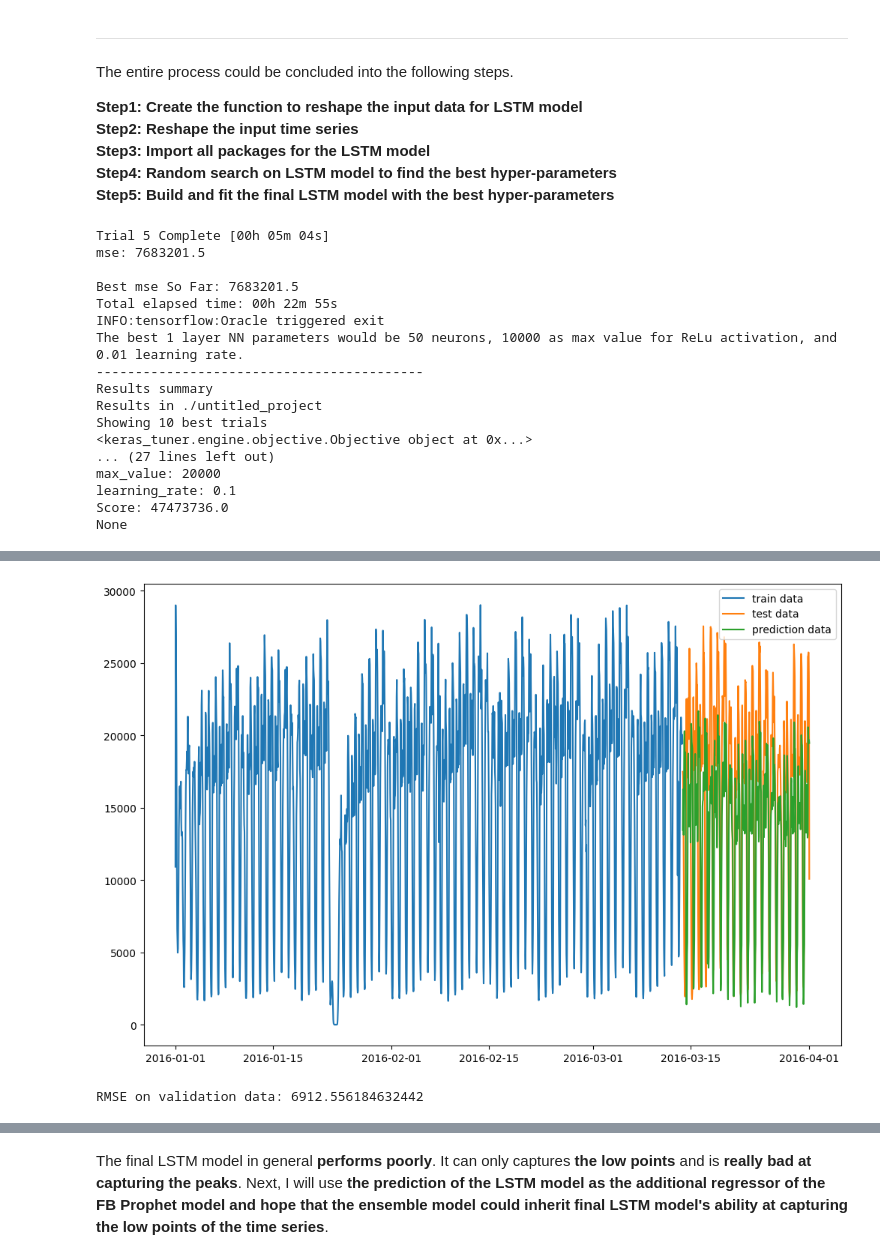
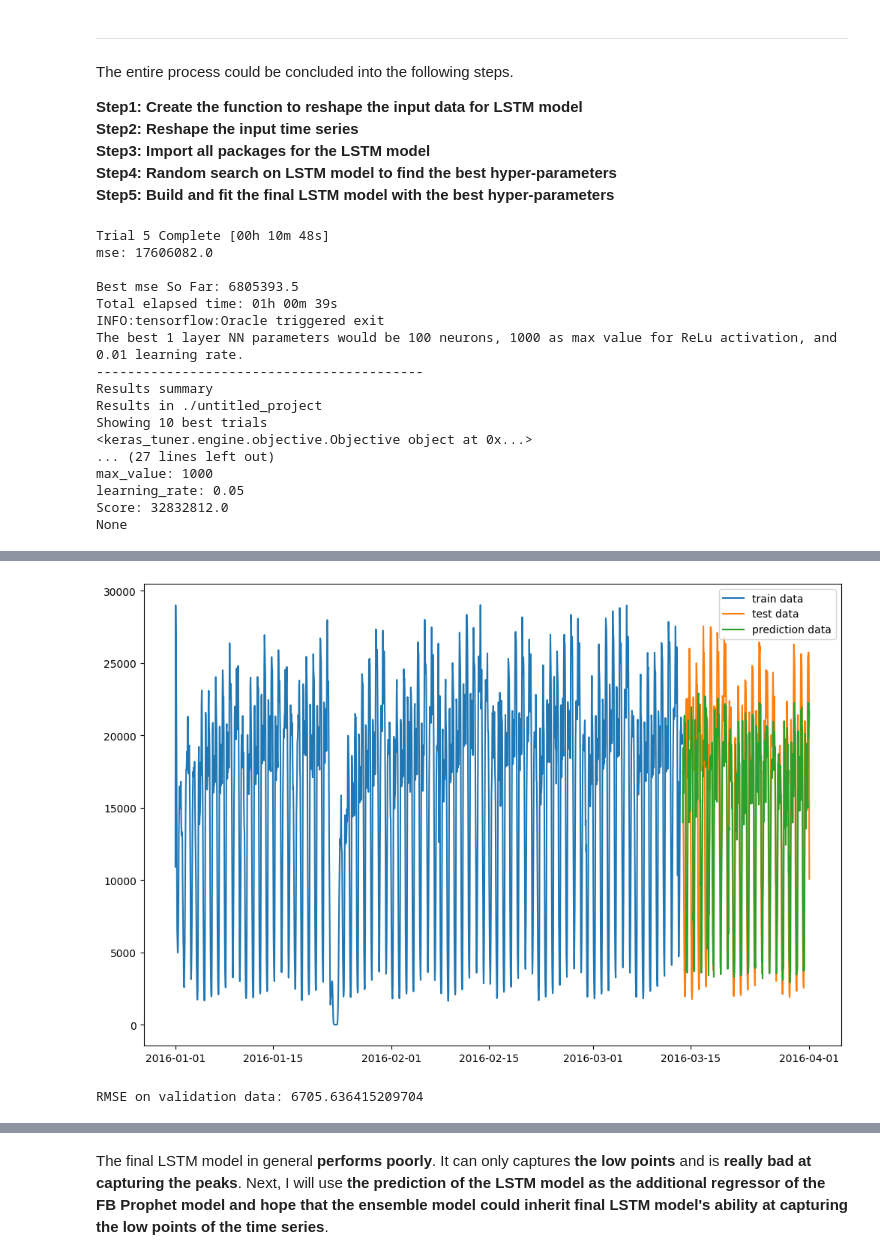
Before and after one commit to hcniu/NY-Taxi-Demand-FB-Prophet-Time-Series-Forecast, a Jupyter notebook: Part2_Modeling.ipynb, the cells around one changed output, grey strips where cells are left out. Saved outputs shown, nothing was run; the diff lists cells and outputs as text; code cells hidden in the pictures.

```diff
--- a/Part2_Modeling.ipynb
+++ b/Part2_Modeling.ipynb
@@ -199,13 +199,13 @@ from keras.callbacks import EarlyStopping
 def build_model(hp):
     model1 = keras.Sequential()
     model1.add(LSTM(units=hp.Int('units',
-                                 min_value=30,
-                                 max_value=60,
+                                 min_value=look_back-30,
+                                 max_value=look_back,
                                  step=10),
                     activation=keras.activations.ReLU(max_value=hp.Int('max_value',
-                                                                       min_value=10000,
-                                                                       max_value=20000,
-                                                                       step=5000)),
+                                                                       min_value=1000,
+                                                                       max_value=3000,
+                                                                       step=500)),
                     #return_sequences=True,
                     input_shape=(look_back, n_features),
                     dropout=0.2))
@@ -223,7 +223,7 @@ tuner=RandomSearch(build_model,
 
 #Step4-1-2: Start the random search
 random.seed(99)
-tuner.search(x=trainX,y=trainY,epochs=300,batch_size=128,validation_data=(testX,testY))
+tuner.search(x=trainX,y=trainY,epochs=400,batch_size=128,validation_data=(testX,testY))
 
 #Step4-1-3: Result of the tuner
 result=tuner.get_best_hyperparameters()[0].values
@@ -231,28 +231,28 @@ print('The best 1 layer NN parameters would be {} neurons, {} as max value for R
 print('------------------------------------------')
 print(tuner.results_summary())
 # %% [output]
-Trial 5 Complete [00h 05m 04s]
-mse: 7683201.5
+Trial 5 Complete [00h 10m 48s]
+mse: 17606082.0
 
-Best mse So Far: 7683201.5
-Total elapsed time: 00h 22m 55s
+Best mse So Far: 6805393.5
+Total elapsed time: 01h 00m 39s
 INFO:tensorflow:Oracle triggered exit
-The best 1 layer NN parameters would be 50 neurons, 10000 as max value for ReLu activation, and 0.01 learning rate.
+The best 1 layer NN parameters would be 100 neurons, 1000 as max value for ReLu activation, and 0.01 learning rate.
 ------------------------------------------
 Results summary
 Results in ./untitled_project
 Showing 10 best trials
 <keras_tuner.engine.objective.Objective object at 0x...>
 ... (27 lines left out)
-max_value: 20000
-learning_rate: 0.1
-Score: 47473736.0
+max_value: 1000
+learning_rate: 0.05
+Score: 32832812.0
 None
 # %%
 #Step4-1-4: Define the final LSTM model
 #This is a 1 layer LSTM model
 model_final = tuner.get_best_models(num_models=1)[0]
-model_final.fit(trainX, trainY, epochs=300, batch_size=128, verbose=0)
+model_final.fit(trainX, trainY, epochs=400, batch_size=128, verbose=0)
 
 #Step4-1-5: Veification the final model on validation data
 #Because the model looks back 60 time periods, we need the last 100 rows of train data to predict the first 100 rows of test data.
@@ -278,5 +278,5 @@ print('RMSE on validation data: {}'.format(test_rmse))
-[figure, old version]
+[figure, new version]
-RMSE on validation data: 6912.556184632442
+RMSE on validation data: 6705.636415209704
 # %%
 #Step4-2-1: Turn the simple 2 layers LSTM model structure into an random search
 #Create the NN structure
```
Also changed, not shown: parts of 4 cells of this notebook.
